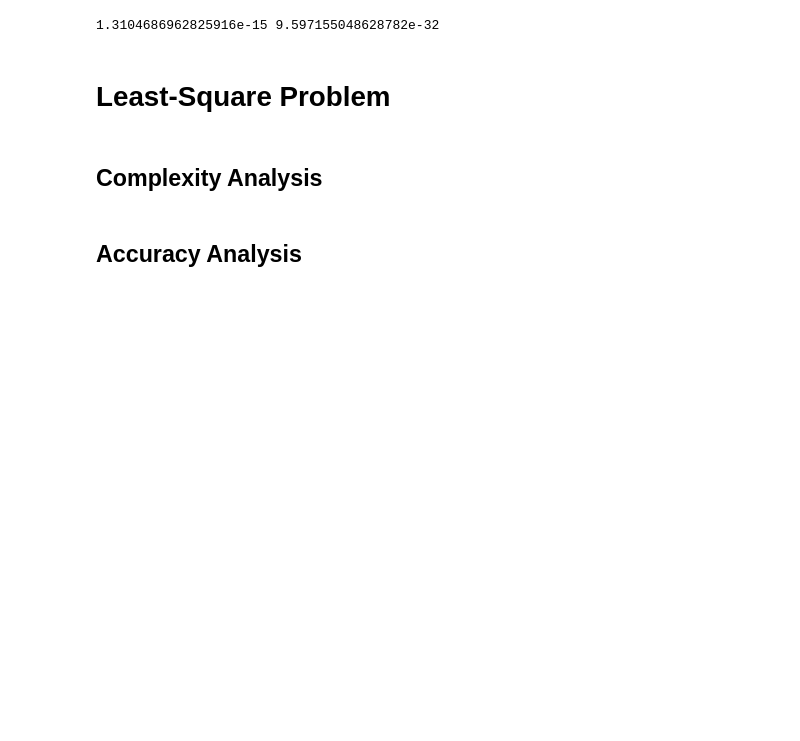
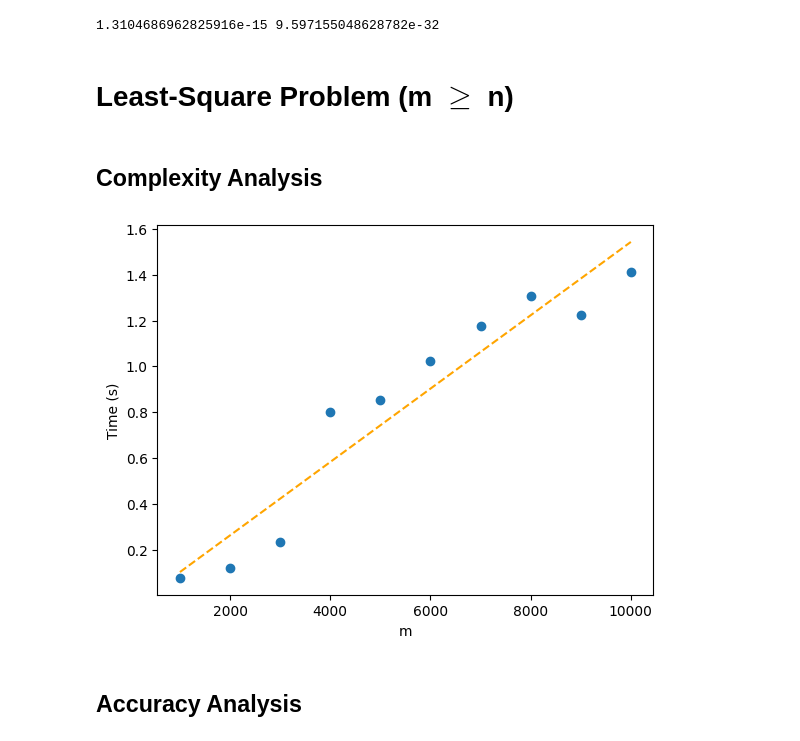
Before and after one commit to JacopoRaffi/CM_Project, a Jupyter notebook: analysis/qr_analysis.ipynb, the cells around one changed output. Drawn from its saved outputs; the diff is of its cells as text; code cells hidden in the pictures; blank space fills up the shorter version.

Commit message:
add fit model complexity

```diff
--- a/analysis/qr_analysis.ipynb
+++ b/analysis/qr_analysis.ipynb
@@ -73,8 +73,35 @@ print(np.mean(residuals), np.var(residuals))
 # %% [output]
 1.3104686962825916e-15 9.597155048628782e-32
 # %% [markdown]
-# Least-Square Problem
+# Least-Square Problem (m $\geq$ n)
 # %% [markdown]
 ## Complexity Analysis
+# %%
+hidden_size = 128
+input_size = 10
+a, b = -1, 1
+START=1000
+END=10001
+STEP=1000
+num_trials = 1
+
+mean_and_variance = []
+
+for num_samples in range(START, END, STEP):
+    times = []
+    for _ in range(num_trials):
+        D = np.random.uniform(a, b, size=(num_samples, input_size)) # dataset
+        Y = np.sin(D)
+
+        model = ELM(input_size, hidden_size)
+        start = time.time()
+        model.fit(D, Y)
+        end = time.time()
+        times.append(end - start)
+    mean_and_variance.append((np.mean(times), np.var(times)))
+
+plot_errorbar(START, END, STEP, mean_and_variance)
+# %% [output]
+[figure, added]
 # %% [markdown]
 ## Accuracy Analysis
```
Also changed, not shown: parts of 1 cell of this notebook, 2 other files.
